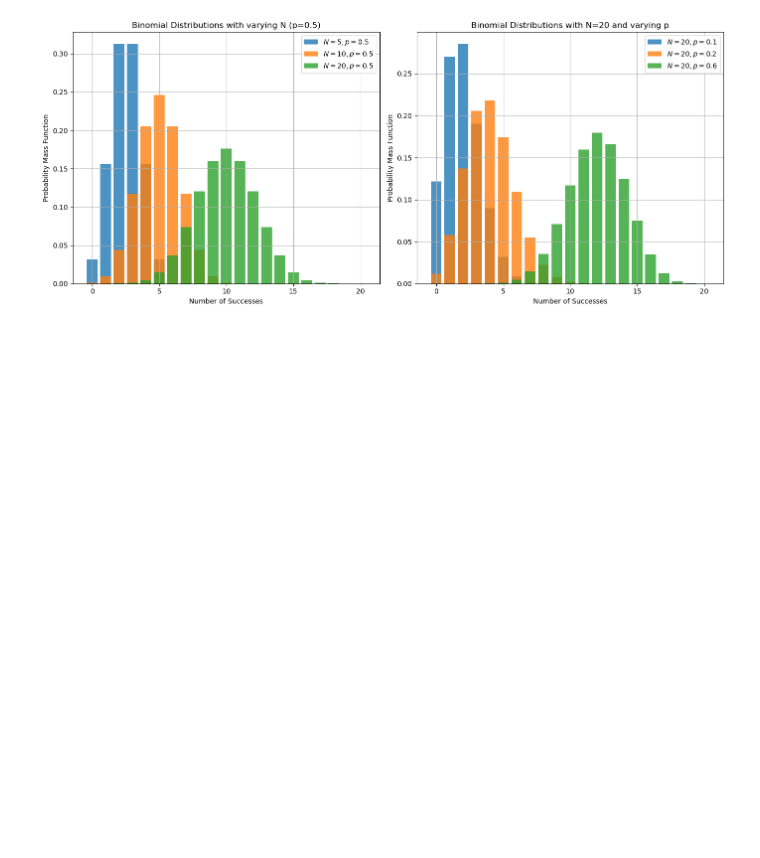
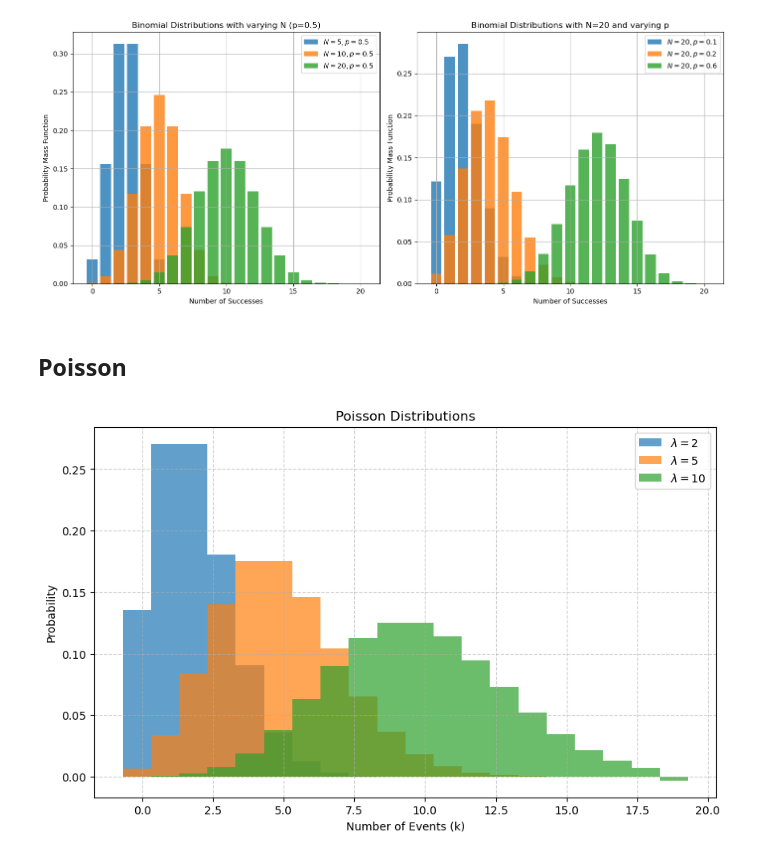
Before and after one commit to MrPiada/data-analysis-swiss-knife, a Jupyter notebook: notebooks/pdfs_plots.ipynb, the cells around one changed output. Cells and saved outputs as stored; diff of their text form; code cells hidden in the pictures; blank space fills up the shorter version.

```diff
--- a/notebooks/pdfs_plots.ipynb
+++ b/notebooks/pdfs_plots.ipynb
@@ -237,3 +224,38 @@ plt.tight_layout()
 plt.show()
 # %% [output]
 [figure]
+# %% [markdown]
+## Poisson
+# %%
+# Funzione per generare la distribuzione di Poisson
+def poisson(k, lambda_):
+    return (lambda_**k * np.exp(-lambda_)) / np.math.factorial(k)
+
+# Intervallo di valori per k (numero di eventi)
+k = np.arange(0, 20)
+
+# Parametri per le distribuzioni di Poisson
+params = [
+    {'lambda_': 2},
+    {'lambda_': 5},
+    {'lambda_': 10}
+]
+
+# Disegno delle distribuzioni di Poisson
+plt.figure(figsize=(10, 6))
+
+for param in params:
+    y = [poisson(x, param['lambda_']) for x in k]
+    plt.bar(k - 0.2, y, width=1, label=f"$\lambda={param['lambda_']}$", alpha=0.7)
+
+# Configurazione del grafico
+plt.title("Poisson Distributions")
+plt.xlabel("Number of Events (k)")
+plt.ylabel("Probability")
+plt.legend()
+plt.grid(True, linestyle='--', alpha=0.6)
+
+# Mostra il grafico
+plt.show()
+# %% [output]
+[figure, added]
```
Also changed, not shown: parts of 6 cells of this notebook.
